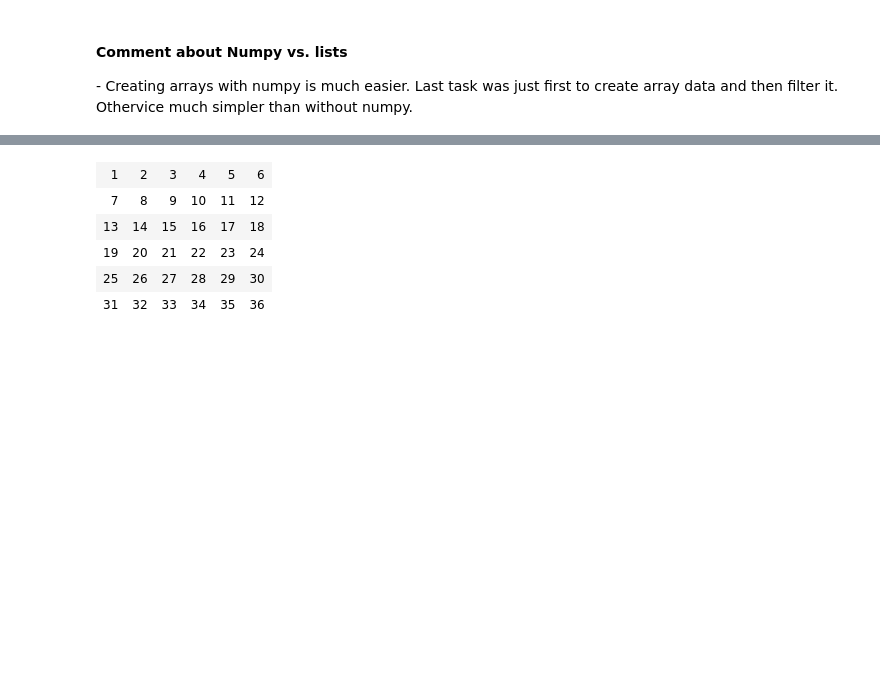
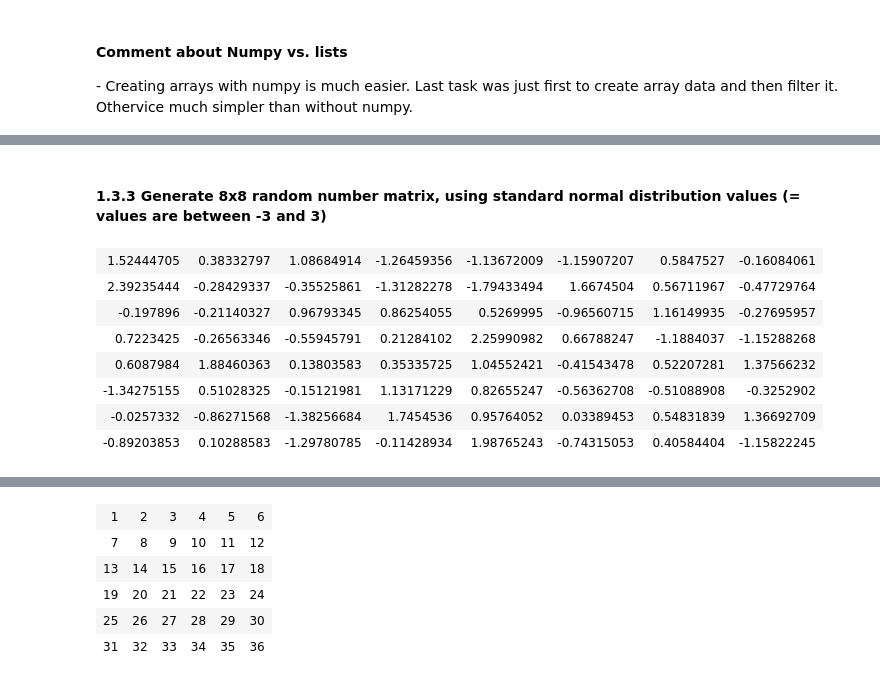
Before and after one commit to jtsillan/DataAnalytics, a Jupyter notebook: exercise_set_1.ipynb, the cells around one changed output, grey strips where cells are left out. Saved outputs shown, nothing was run; the diff lists cells and outputs as text; code cells hidden in the pictures; blank space fills up the shorter version.

```diff
--- a/exercise_set_1.ipynb
+++ b/exercise_set_1.ipynb
@@ -351,0 +404,14 @@ div_four
+# %% [markdown]
+<h4>1.3.3 Generate 8x8 random number matrix, using standard normal distribution values (= values are between -3 and 3)</h4>
+# %%
+# Using Legacy Generator (frozen, no further inprovements from NumPy < v1.16)
+np.random.randn(8,8)
+# %% [output]
+| 1.52444705 | 0.38332797 | 1.08684914 | -1.26459356 | -1.13672009 | -1.15907207 | 0.5847527 | -0.16084061 |
+| 2.39235444 | -0.28429337 | -0.35525861 | -1.31282278 | -1.79433494 | 1.6674504 | 0.56711967 | -0.47729764 |
+| -0.197896 | -0.21140327 | 0.96793345 | 0.86254055 | 0.5269995 | -0.96560715 | 1.16149935 | -0.27695957 |
+| 0.7223425 | -0.26563346 | -0.55945791 | 0.21284102 | 2.25990982 | 0.66788247 | -1.1884037 | -1.15288268 |
+| 0.6087984 | 1.88460363 | 0.13803583 | 0.35335725 | 1.04552421 | -0.41543478 | 0.52207281 | 1.37566232 |
+| -1.34275155 | 0.51028325 | -0.15121981 | 1.13171229 | 0.82655247 | -0.56362708 | -0.51088908 | -0.3252902 |
+| -0.0257332 | -0.86271568 | -1.38256684 | 1.7454536 | 0.95764052 | 0.03389453 | 0.54831839 | 1.36692709 |
+| -0.89203853 | 0.10288583 | -1.29780785 | -0.11428934 | 1.98765243 | -0.74315053 | 0.40584404 | -1.15822245 |
```
Also changed, not shown: parts of 27 cells of this notebook.
